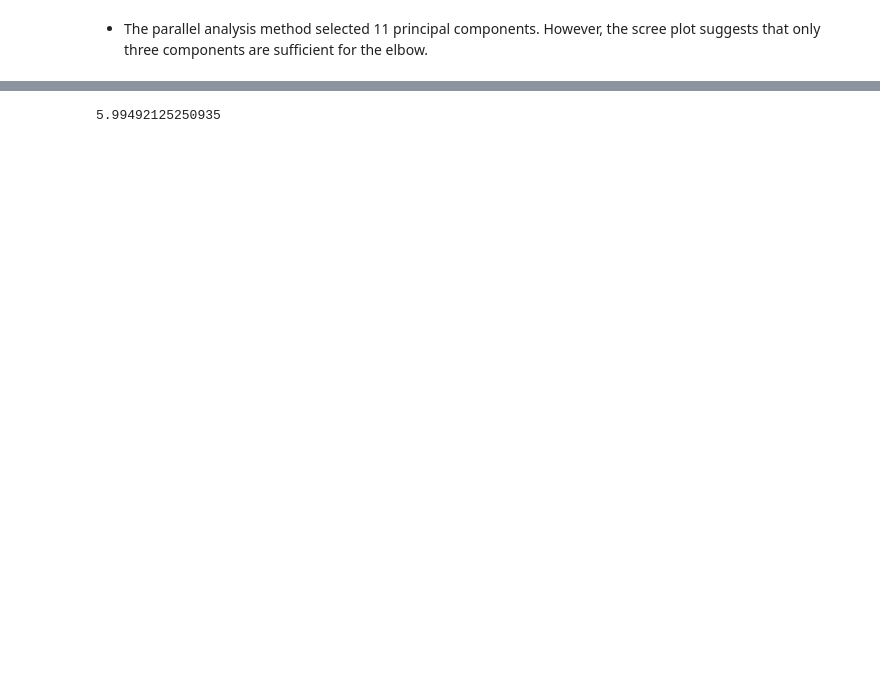
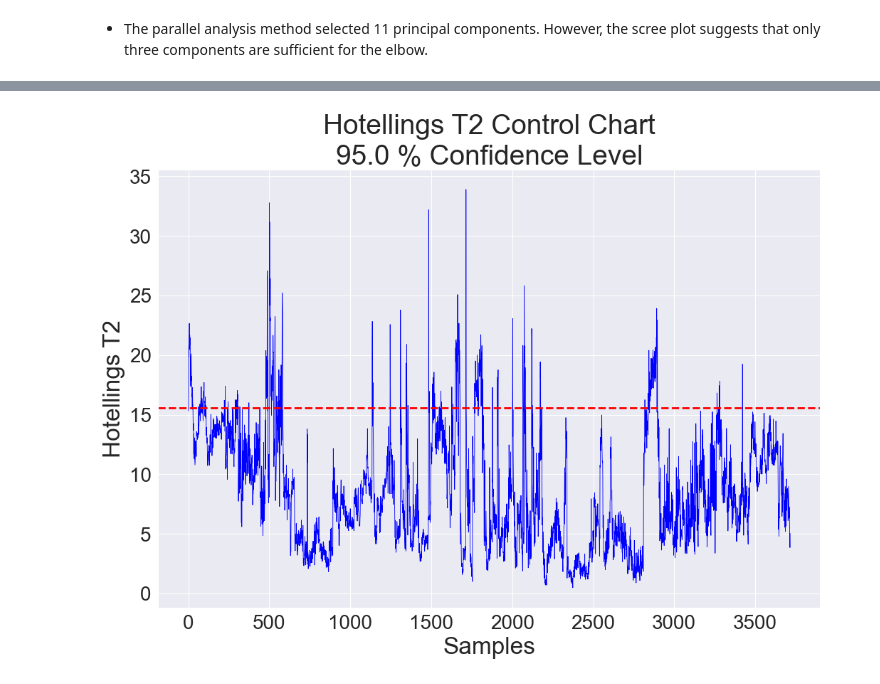
Before and after one commit to IAugustoMZ/deeplearning_chemicalengineering, a Jupyter notebook: 4_selfOrganinzingMaps/1_baseline.ipynb, the cells around one changed output, grey strips where cells are left out. Drawn from its saved outputs; the diff is of its cells as text; code cells hidden in the pictures; blank space fills up the shorter version.

```diff
--- a/4_selfOrganinzingMaps/1_baseline.ipynb
+++ b/4_selfOrganinzingMaps/1_baseline.ipynb
@@ -48,6 +42,11 @@ Explained Variance: 98.05 %
 # %%
 # calculate Hotellings T2s and critical value
-t2s, tmax = adk.calculate_T2(data=x)
-tmax
+t2s, tmax = adk.calculate_T2(data=data)
-# %% [output]
-5.99492125250935
+# %%
+# build control chart - baseline - T2s
+fig = adk.build_control_charts(values=t2s, limits=tmax,
+                         chart_title='Hotellings T2')
+fig.savefig('../8_imgs/som_studies/hotellings_baseline.pdf',
+            dpi=300, bbox_inches='tight')
+# %% [output]
+[figure, added]
```
Also changed, not shown: parts of 6 cells of this notebook, 7 other files.
